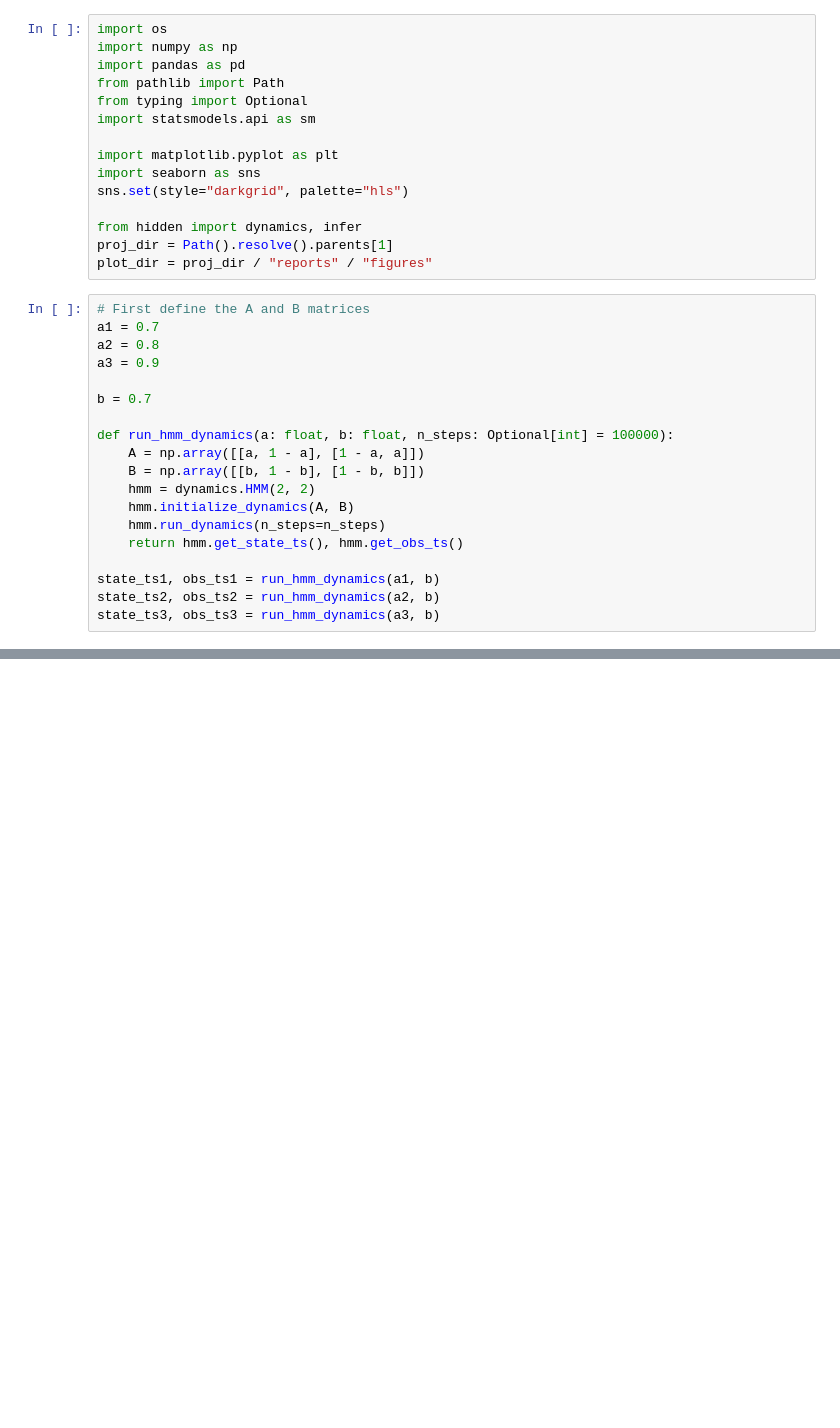
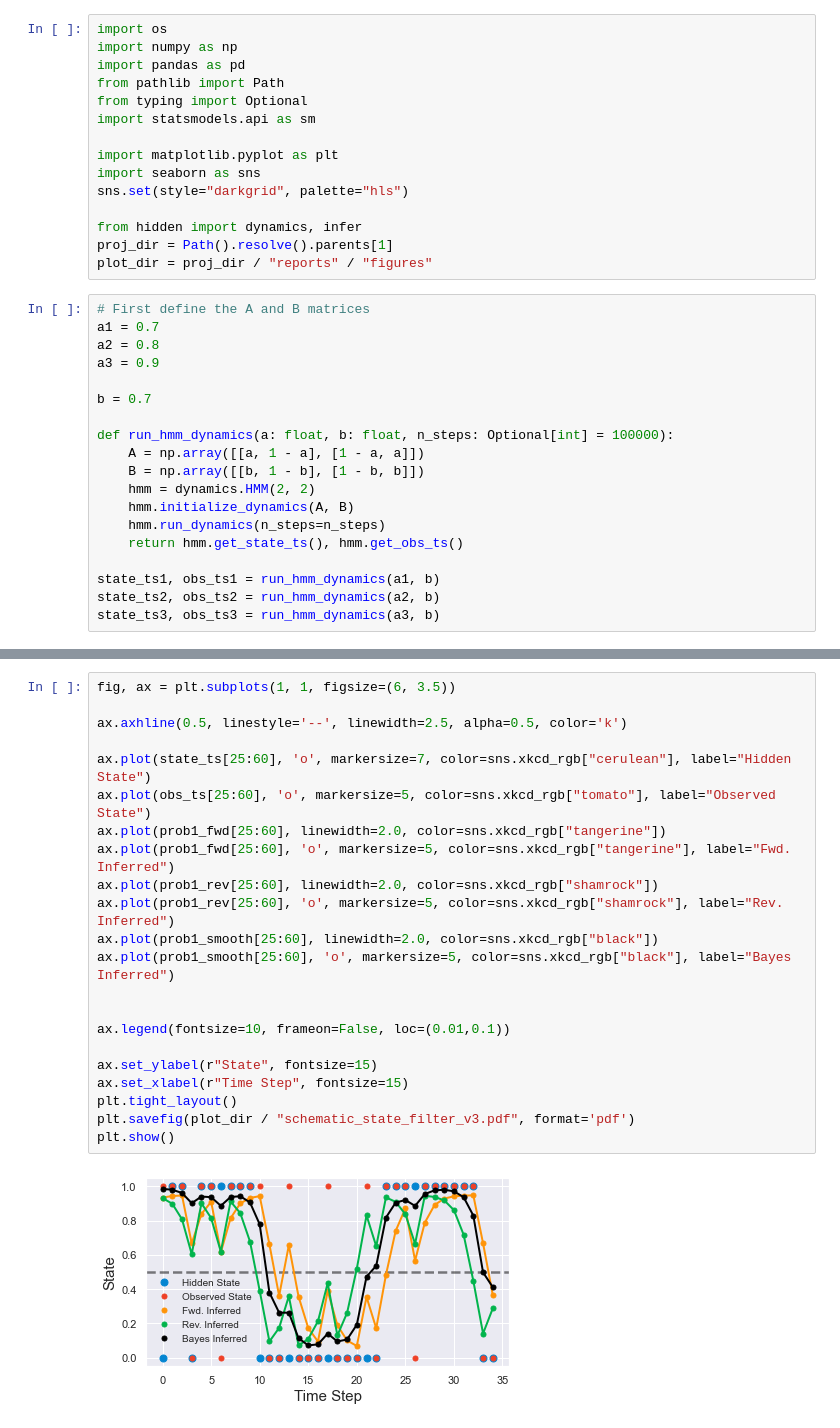
Before and after one commit to StevenJLarge/hmm, a Jupyter notebook: notebooks/reports/01-slarge-figures-pt1.ipynb, the cells around one changed output, grey strips where cells are left out. Cells and saved outputs as stored; diff of their text form; blank space fills up the shorter version.

```diff
--- a/notebooks/reports/01-slarge-figures-pt1.ipynb
+++ b/notebooks/reports/01-slarge-figures-pt1.ipynb
@@ -101,0 +148,24 @@ plt.plot(np.abs(np.diff(state_ts3))[:100])
+# %%
+fig, ax = plt.subplots(1, 1, figsize=(6, 3.5))
+
+ax.axhline(0.5, linestyle='--', linewidth=2.5, alpha=0.5, color='k')
+
+ax.plot(state_ts[25:60], 'o', markersize=7, color=sns.xkcd_rgb["cerulean"], label="Hidden State")
+ax.plot(obs_ts[25:60], 'o', markersize=5, color=sns.xkcd_rgb["tomato"], label="Observed State")
+ax.plot(prob1_fwd[25:60], linewidth=2.0, color=sns.xkcd_rgb["tangerine"])
+ax.plot(prob1_fwd[25:60], 'o', markersize=5, color=sns.xkcd_rgb["tangerine"], label="Fwd. Inferred")
+ax.plot(prob1_rev[25:60], linewidth=2.0, color=sns.xkcd_rgb["shamrock"])
+ax.plot(prob1_rev[25:60], 'o', markersize=5, color=sns.xkcd_rgb["shamrock"], label="Rev. Inferred")
+ax.plot(prob1_smooth[25:60], linewidth=2.0, color=sns.xkcd_rgb["black"])
+ax.plot(prob1_smooth[25:60], 'o', markersize=5, color=sns.xkcd_rgb["black"], label="Bayes Inferred")
+
+
+ax.legend(fontsize=10, frameon=False, loc=(0.01,0.1))
+
+ax.set_ylabel(r"State", fontsize=15)
+ax.set_xlabel(r"Time Step", fontsize=15)
+plt.tight_layout()
+plt.savefig(plot_dir / "schematic_state_filter_v3.pdf", format='pdf')
+plt.show()
+# %% [output]
+[figure, added]
```
Also changed, not shown: parts of 6 cells of this notebook, 2 other files.
